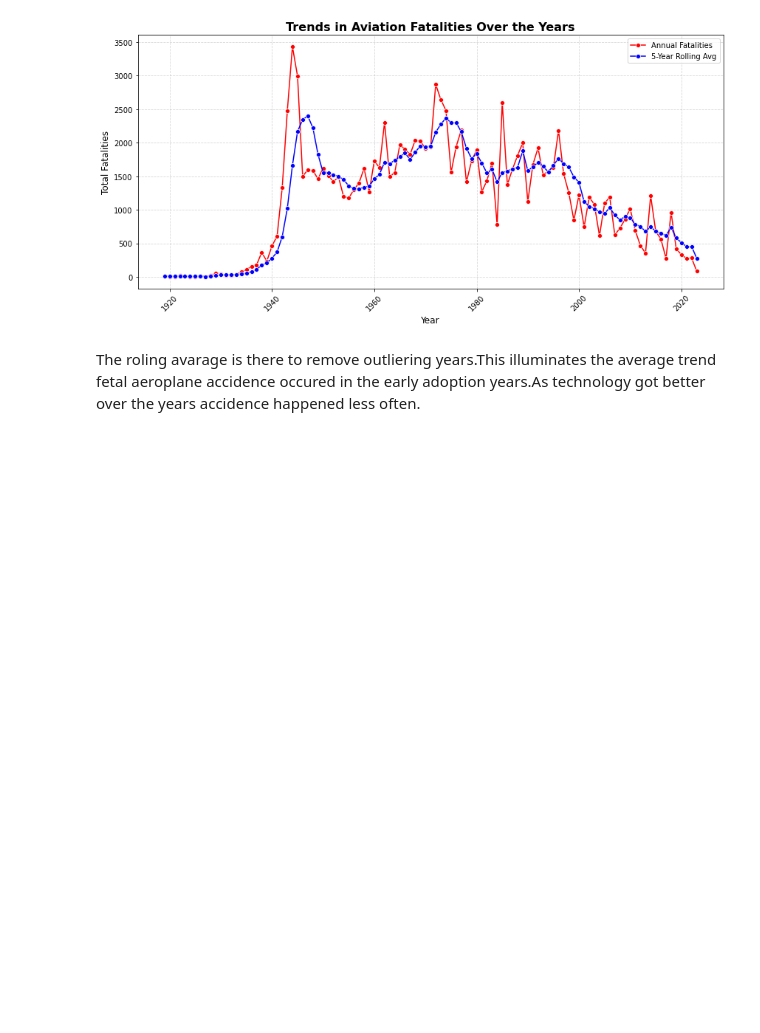
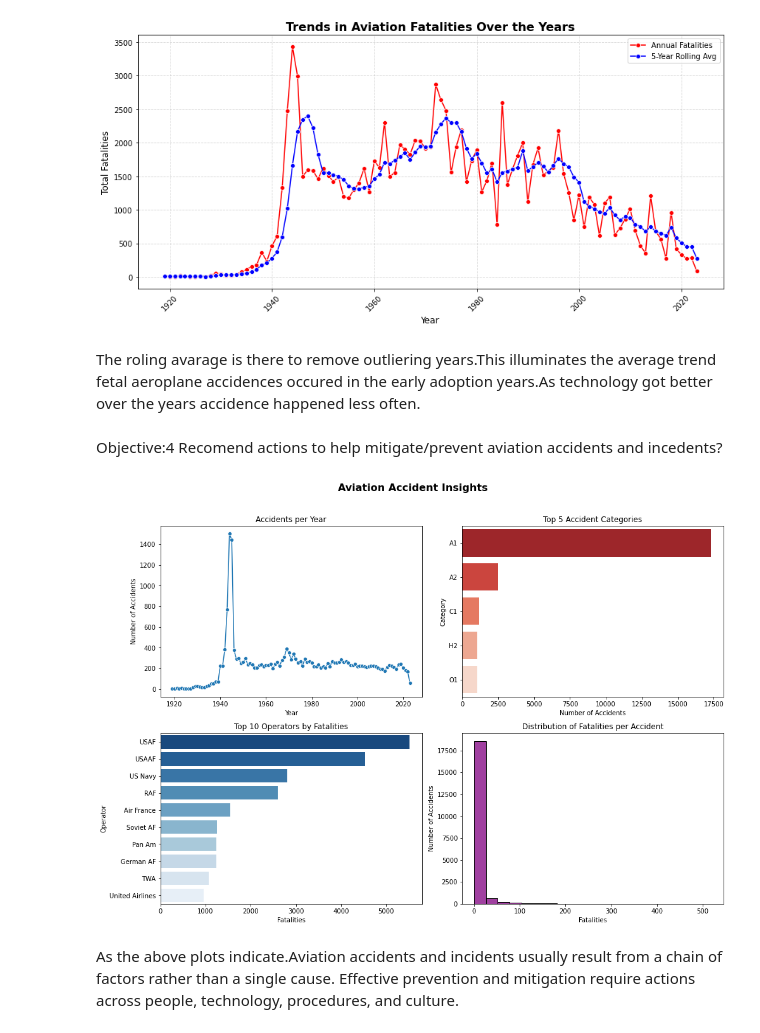
Before and after one commit to benardkariuki/aviation-analysis, a Jupyter notebook: index.ipynb, the cells around one changed output. Cells and saved outputs as stored; diff of their text form; code cells hidden in the pictures; blank space fills up the shorter version.

Commit message:
Recomend actions to help mitigate/prevent aviation accidents and incedents?

```diff
--- a/index.ipynb
+++ b/index.ipynb
@@ -358,4 +358,49 @@ plt.show()
 # %% [output]
 [figure]
 # %% [markdown]
-The roling avarage is there to remove outliering years.This illuminates the average trend fetal aeroplane accidence occured in the early adoption years.As technology got better over the years accidence happened less often.
+The roling avarage is there to remove outliering years.This illuminates the average trend fetal aeroplane accidences occured in the early adoption years.As technology got better over the years accidence happened less often.
+# %% [markdown]
+ Objective:4 Recomend actions to help mitigate/prevent aviation accidents and incedents?
+# %%
+import matplotlib.pyplot as plt
+import seaborn as sns
+
+# Create figure with subplots (2 rows, 2 columns)
+fig, axes = plt.subplots(2, 2, figsize=(14, 10))
+fig.suptitle("Aviation Accident Insights", fontsize=16, fontweight='bold')
+
+# 1️⃣ Accidents per Year (Trend)
+accidents_per_year = df.groupby("year").size()
+sns.lineplot(x=accidents_per_year.index, y=accidents_per_year.values, marker="o", ax=axes[0, 0])
+axes[0, 0].set_title("Accidents per Year")
+axes[0, 0].set_xlabel("Year")
+axes[0, 0].set_ylabel("Number of Accidents")
+
+# 2️⃣ Top 5 Accident Categories
+top_cats = df["cat"].value_counts().head(5)
+sns.barplot(x=top_cats.values, y=top_cats.index, ax=axes[0, 1], palette="Reds_r")
+axes[0, 1].set_title("Top 5 Accident Categories")
+axes[0, 1].set_xlabel("Number of Accidents")
+axes[0, 1].set_ylabel("Category")
+
+# 3️⃣ Fatalities per Operator (Top 10)
+fatalities_by_operator = df.groupby("operator")['fatalities'].sum().sort_values(ascending=False).head(10)
+sns.barplot(x=fatalities_by_operator.values, y=fatalities_by_operator.index, ax=axes[1, 0], palette="Blues_r")
+axes[1, 0].set_title("Top 10 Operators by Fatalities")
+axes[1, 0].set_xlabel("Fatalities")
+axes[1, 0].set_ylabel("Operator")
+
+# 4️⃣ Fatalities Distribution
+sns.histplot(df["fatalities"], bins=20, kde=False, ax=axes[1, 1], color="purple")
+axes[1, 1].set_title("Distribution of Fatalities per Accident")
+axes[1, 1].set_xlabel("Fatalities")
+axes[1, 1].set_ylabel("Number of Accidents")
+
+# Adjust layout and save
+plt.tight_layout(rect=[0, 0, 1, 0.96])  # prevent overlap with suptitle
+
+plt.show()
+# %% [output]
+[figure, added]
+# %% [markdown]
+As the above plots indicate.Aviation accidents and incidents usually result from a chain of factors rather than a single cause. Effective prevention and mitigation require actions across people, technology, procedures, and culture.
```
Also changed, not shown: parts of 1 cell of this notebook.
